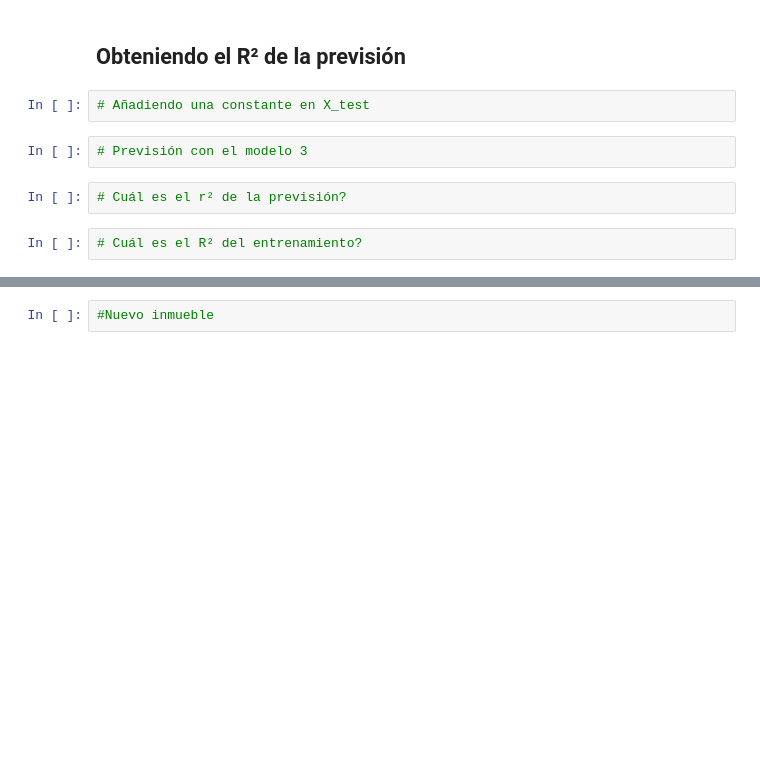
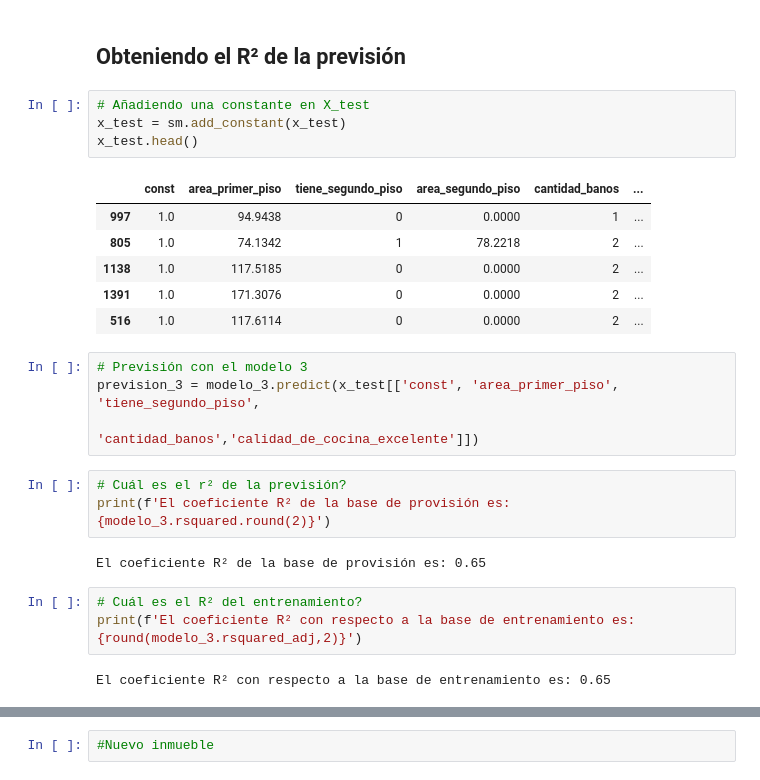
Before and after one commit to Cesar-Curitol/Relajaciones_con_regresion_lineal, a Jupyter notebook: precios_de_inmuebles_regresion_lineal.ipynb, the cells around one changed output, grey strips where cells are left out. Cells and saved outputs as stored; diff of their text form; blank space fills up the shorter version.

```diff
--- a/precios_de_inmuebles_regresion_lineal.ipynb
+++ b/precios_de_inmuebles_regresion_lineal.ipynb
@@ -337,12 +370,29 @@ Cuál es el modelo?
 ## Obteniendo el R² de la previsión
 # %%
 # Añadiendo una constante en X_test
+x_test = sm.add_constant(x_test)
+x_test.head()
+# %% [output]
+|  | const | area_primer_piso | tiene_segundo_piso | area_segundo_piso | cantidad_banos | ... |
+| 997 | 1.0 | 94.9438 | 0 | 0.0000 | 1 | ... |
+| 805 | 1.0 | 74.1342 | 1 | 78.2218 | 2 | ... |
+| 1138 | 1.0 | 117.5185 | 0 | 0.0000 | 2 | ... |
+| 1391 | 1.0 | 171.3076 | 0 | 0.0000 | 2 | ... |
+| 516 | 1.0 | 117.6114 | 0 | 0.0000 | 2 | ... |
 # %%
 # Previsión con el modelo 3
+prevision_3 = modelo_3.predict(x_test[['const', 'area_primer_piso', 'tiene_segundo_piso',
+                                  'cantidad_banos','calidad_de_cocina_excelente']])
 # %%
 # Cuál es el r² de la previsión?
+print(f'El coeficiente R² de la base de provisión es: {modelo_3.rsquared.round(2)}')
+# %% [output]
+El coeficiente R² de la base de provisión es: 0.65
 # %%
 # Cuál es el R² del entrenamiento?
+print(f'El coeficiente R² con respecto a la base de entrenamiento es: {round(modelo_3.rsquared_adj,2)}')
+# %% [output]
+El coeficiente R² con respecto a la base de entrenamiento es: 0.65
 # %% [markdown]
 ## Precificando una casa
 
```
Also changed, not shown: parts of 4 cells of this notebook.
